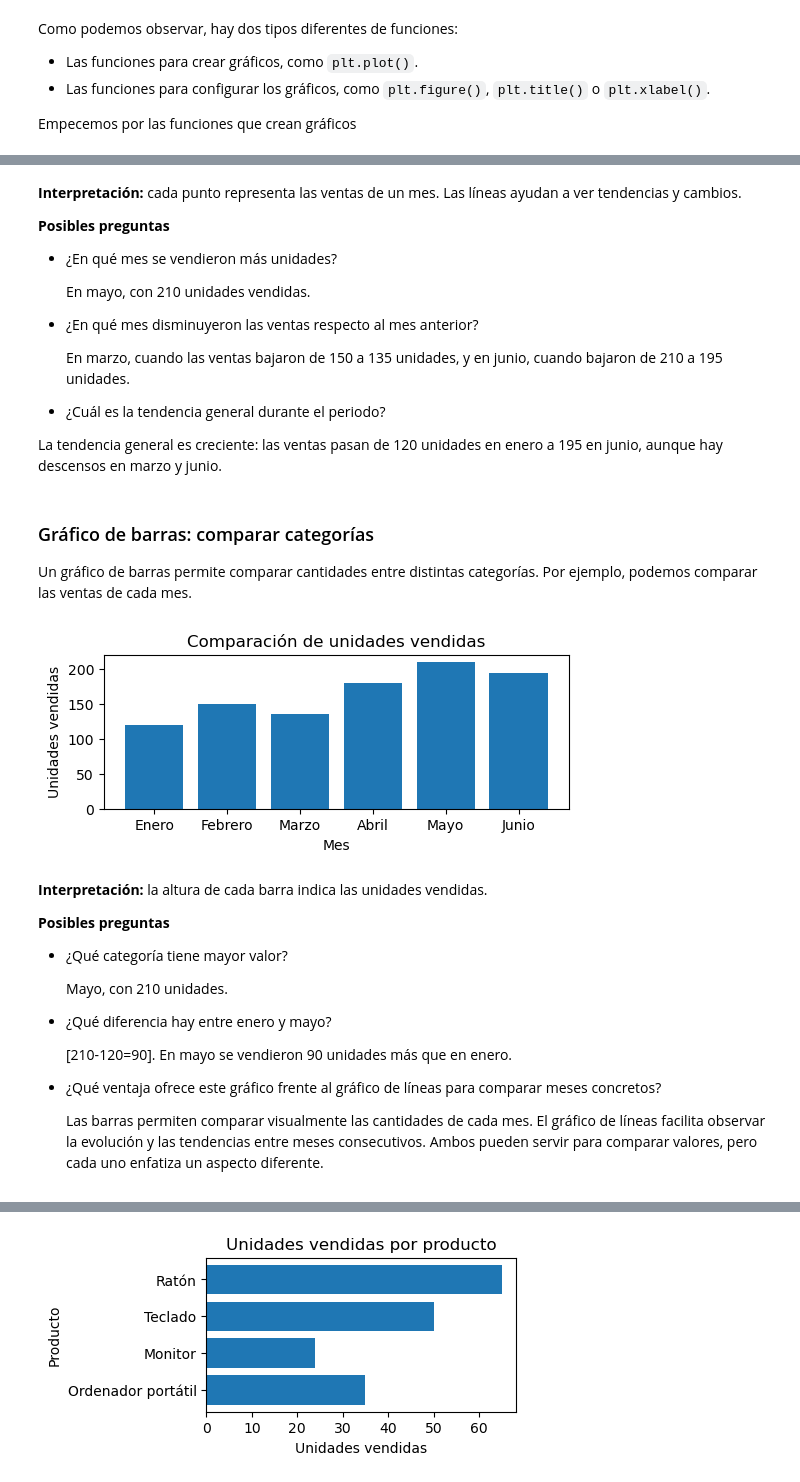
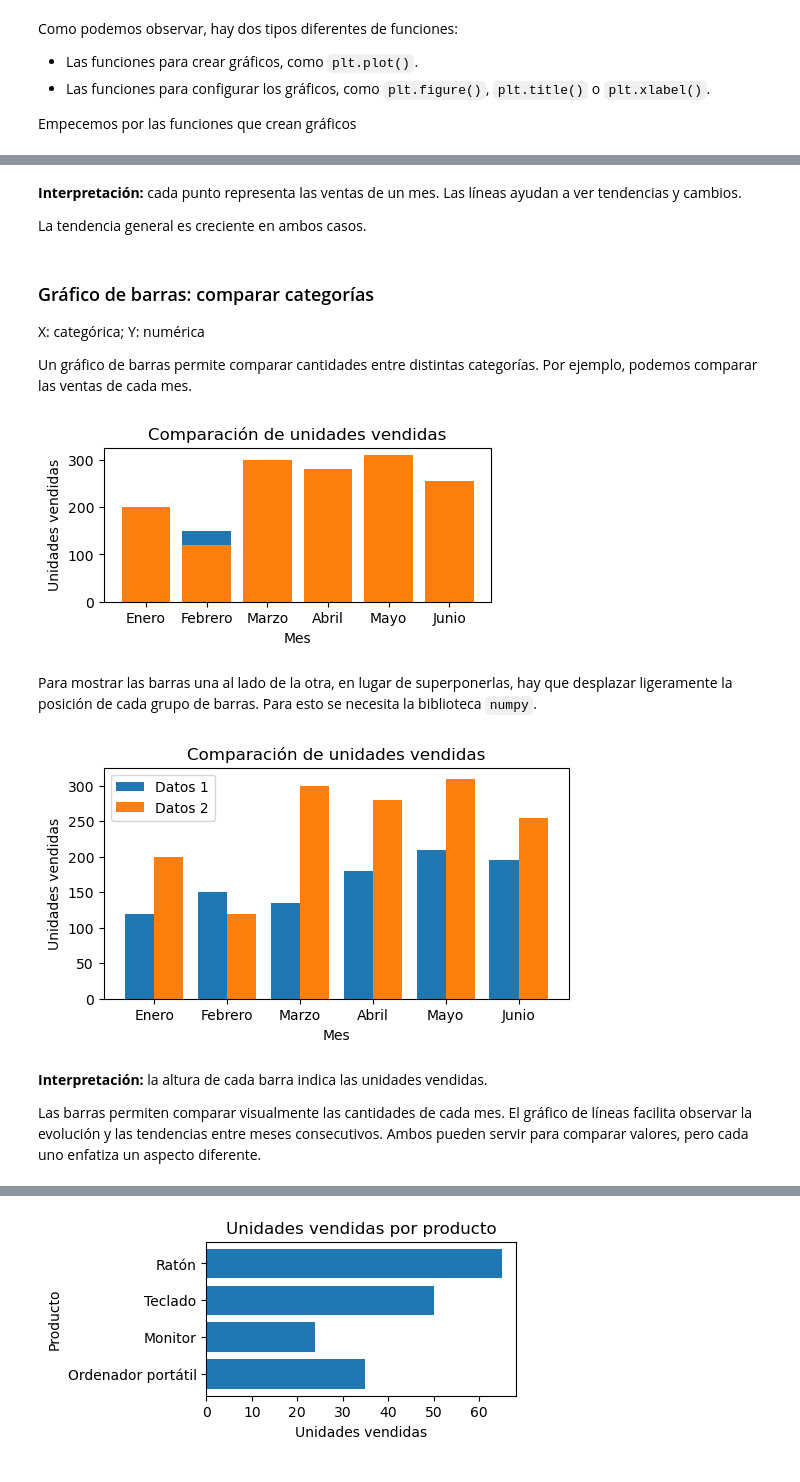
Before and after one commit to soesteve/Programming-in-Data-Science, a Jupyter notebook: 7_Visualizacion.ipynb, the cells around one changed output, grey strips where cells are left out. Cells and saved outputs as stored; diff of their text form; code cells hidden in the pictures.

```diff
--- a/7_Visualizacion.ipynb
+++ b/7_Visualizacion.ipynb
@@ -160,46 +166,49 @@ plt.show()
 # %% [markdown]
 **Interpretación:** cada punto representa las ventas de un mes. Las líneas ayudan a ver tendencias y cambios.
 
-**Posibles preguntas**
-
-- ¿En qué mes se vendieron más unidades?
-
-    En mayo, con 210 unidades vendidas.
-
-- ¿En qué mes disminuyeron las ventas respecto al mes anterior?
-
-   En marzo, cuando las ventas bajaron de 150 a 135 unidades, y en junio, cuando bajaron de 210 a 195 unidades.
-
-- ¿Cuál es la tendencia general durante el periodo?
-
- La tendencia general es creciente: las ventas pasan de 120 unidades en enero a 195 en junio, aunque hay descensos en marzo y junio.
+ La tendencia general es creciente en ambos casos.
 # %% [markdown]
 ### Gráfico de barras: comparar categorías
+X: categórica; Y: numérica
 
 Un gráfico de barras permite comparar cantidades entre distintas categorías. Por ejemplo, podemos comparar las ventas de cada mes.
 # %%
-plt.figure(figsize=(6, 2))
-plt.bar(df["Mes"], df["Unidades"])
+plt.figure(figsize=(5, 2))
+plt.bar(df1["Mes"], df1["Unidades"])
+plt.bar(df2["Mes"], df2["Unidades"])
 plt.title("Comparación de unidades vendidas")
 plt.xlabel("Mes")
 plt.ylabel("Unidades vendidas")
 plt.show()
 # %% [output]
-[figure, old version]
+[figure, new version]
+# %% [markdown]
+Para mostrar las barras una al lado de la otra, en lugar de superponerlas, hay que desplazar ligeramente la posición de cada grupo de barras. Para esto se necesita la biblioteca `numpy`.
+# %%
+import numpy as np
+
+posiciones = np.arange(len(df1["Mes"]))  # crea las posiciones de los meses: 0, 1, 2, 3, 4 y 5.
+ancho = 0.40   # establece la anchura de cada barra.
+
+plt.figure(figsize=(6, 3))
+
+plt.bar(posiciones - ancho/2, df1["Unidades"],   # desplaza las barras de df1 hacia la izquierda
+        width=ancho, label="Datos 1")
+
+plt.bar(posiciones + ancho/2, df2["Unidades"],   # desplaza las barras de df2 hacia la derecha
+        width=ancho, label="Datos 2")
+
+plt.title("Comparación de unidades vendidas")
+plt.xlabel("Mes")
+plt.ylabel("Unidades vendidas")
+
+plt.xticks(posiciones, df1["Mes"])
+plt.legend()
+plt.show()
+# %% [output]
+[figure, added]
 # %% [markdown]
 **Interpretación:** la altura de cada barra indica las unidades vendidas.
 
-**Posibles preguntas**
-
-- ¿Qué categoría tiene mayor valor?
-
-    Mayo, con 210 unidades.
-
-- ¿Qué diferencia hay entre enero y mayo?
-
-    \[210-120=90\]. En mayo se vendieron 90 unidades más que en enero.
-
-- ¿Qué ventaja ofrece este gráfico frente al gráfico de líneas para comparar meses concretos?
-
   Las barras permiten comparar visualmente las cantidades de cada mes. El gráfico de líneas facilita observar la evolución y las tendencias entre meses consecutivos. Ambos pueden servir para comparar valores, pero cada uno enfatiza un aspecto diferente.
 # %% [markdown]
```
Also changed, not shown: parts of 17 cells of this notebook, 3 other files.
